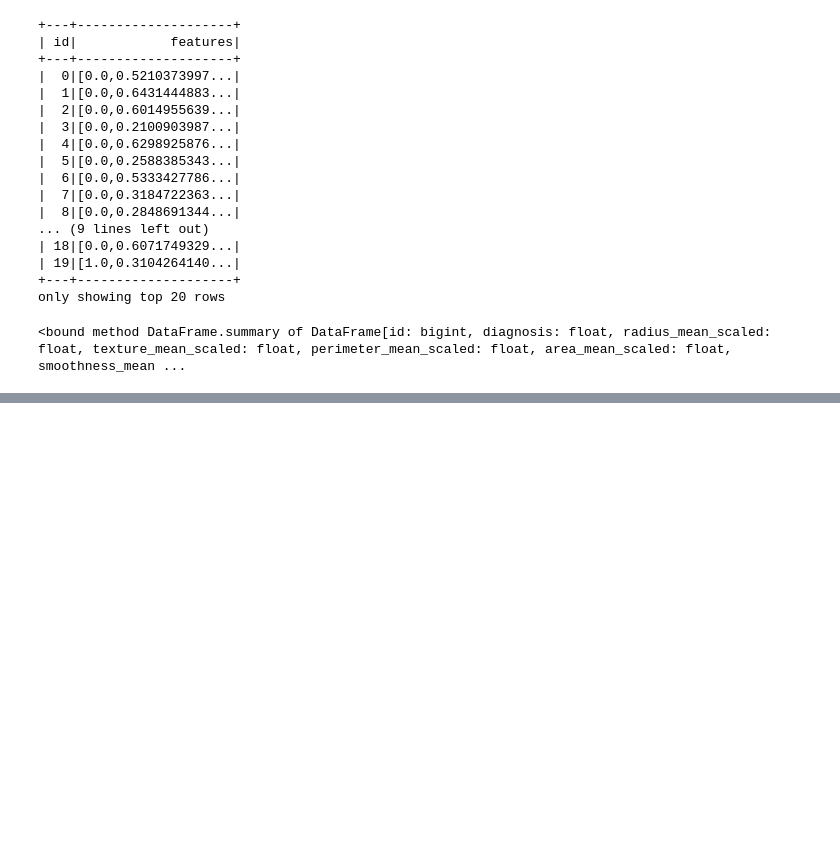
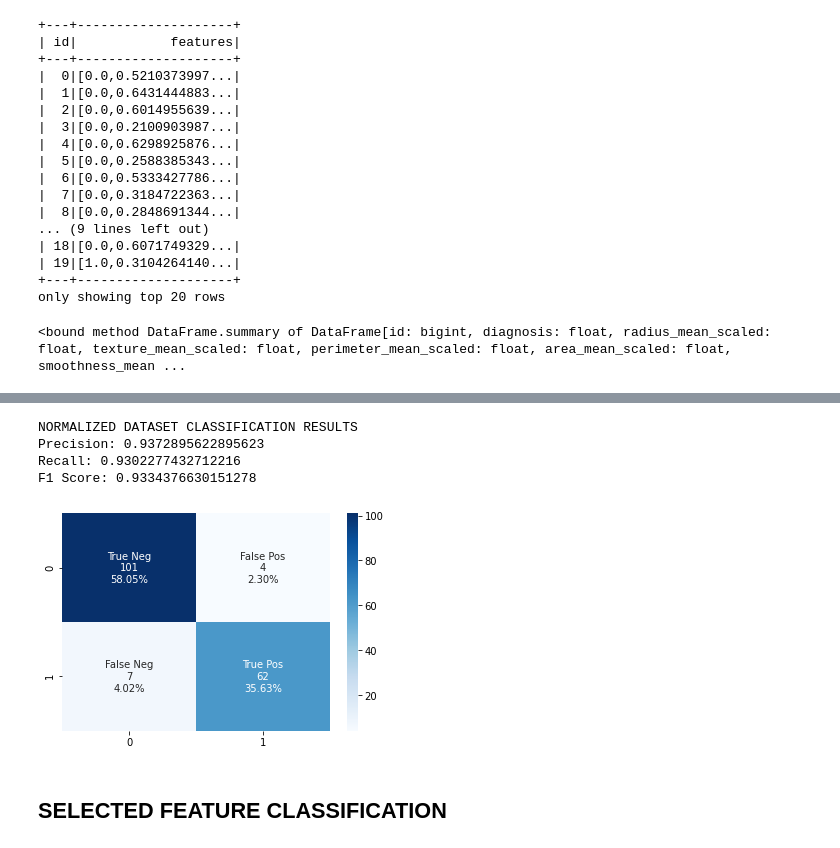
Before and after one commit to HaaaToka/DataIntensiveAssignments, a Jupyter notebook: Spark/sparkClusteringClassification.ipynb, the cells around one changed output, grey strips where cells are left out. Saved outputs shown, nothing was run; the diff lists cells and outputs as text; code cells hidden in the pictures; blank space fills up the shorter version.

```diff
--- a/Spark/sparkClusteringClassification.ipynb
+++ b/Spark/sparkClusteringClassification.ipynb
@@ -369,0 +524,15 @@ F1 Score: 0.3855291576673866
+# %%
+norm_df = prepareSparkDataFrame("classify")
+(norm_trainingData,norm_testingData) = norm_df.randomSplit([0.7, 0.3])
+
+norm_trainingData = normalizeDataSet(norm_trainingData,1)
+norm_trainingData = norm_trainingData.drop(*norm_trainingData.columns[1:61])
+norm_FEATURES_COL = norm_trainingData.columns[:]
+norm_trainingData = denseVector2float(norm_trainingData,norm_FEATURES_COL[1:])
+norm_trainingData.show(5)
+
+norm_testingData = normalizeDataSet(norm_testingData,1)
+norm_testingData = norm_testingData.drop(*norm_testingData.columns[1:61])
+norm_FEATURES_COL = norm_testingData.columns[:]
+norm_testingData = denseVector2float(norm_testingData,norm_FEATURES_COL[1:])
+norm_testingData.show(5)
@@ -369,0 +557,8 @@ F1 Score: 0.3855291576673866
+# %%
+norm_trainingData = transData(norm_trainingData)
+norm_trainingData.show(5)
+
+norm_testingData = transData(norm_testingData)
+norm_testingData.show(5)
+
+norm_pipeline = preparePipeline(norm_trainingData.union(norm_testingData))
@@ -369,0 +583,17 @@ F1 Score: 0.3855291576673866
+# %%
+norm_model = norm_pipeline.fit(norm_trainingData)
+
+norm_predictions = norm_model.transform(norm_testingData)
+
+# Select example rows to display.
+#norm_predictions.select("features","label","predictedLabel").show()
+
+result_Classify(norm_predictions,"NORMALIZED DATASET CLASSIFICATION RESULTS")
+# %% [output]
+NORMALIZED DATASET CLASSIFICATION RESULTS
+Precision: 0.9372895622895623
+Recall: 0.9302277432712216
+F1 Score: 0.9334376630151278
+[figure, added]
+# %% [markdown]
+## SELECTED FEATURE CLASSIFICATION
```
Also changed, not shown: parts of 25 cells of this notebook.
